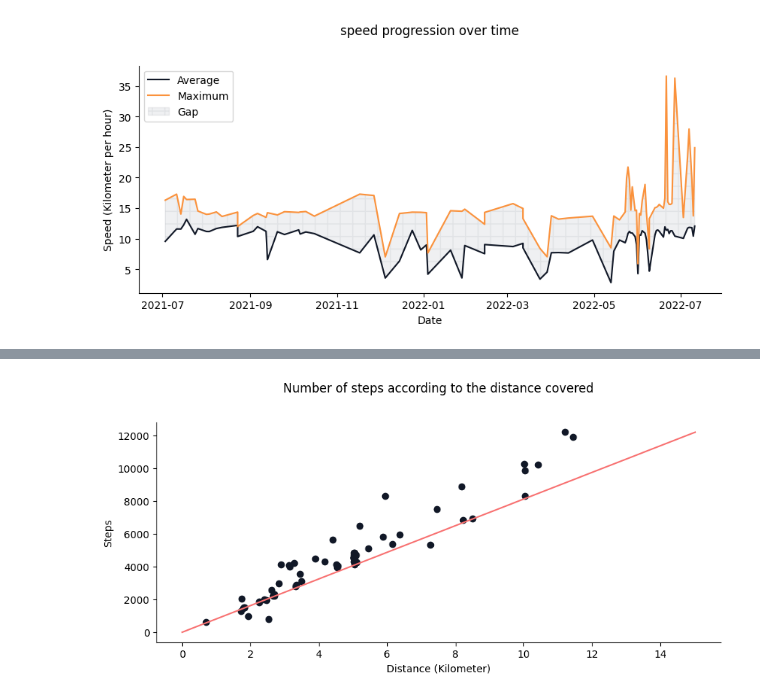
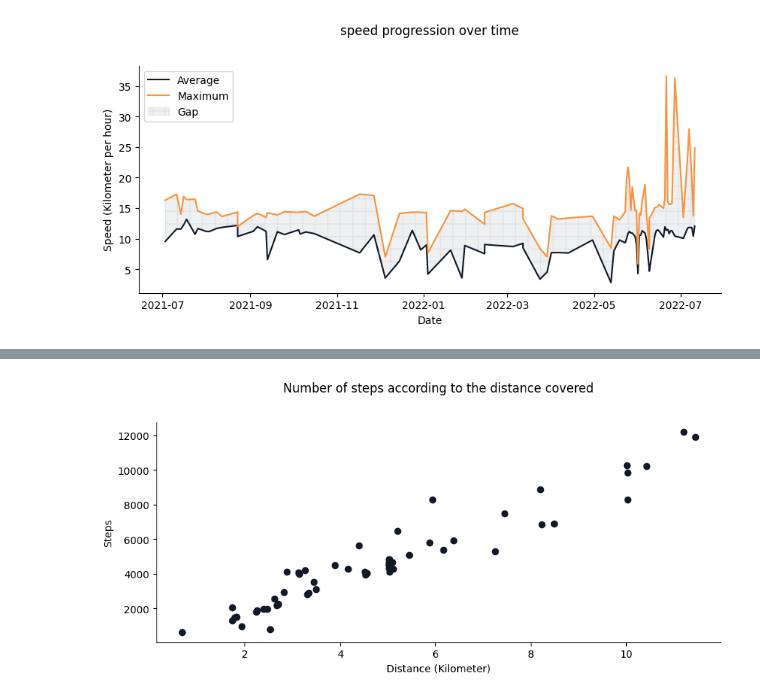
Before and after one commit to bernard-ng/running-visualization, a Jupyter notebook: running_data_visualization.ipynb, the cells around one changed output, grey strips where cells are left out. Saved outputs shown, nothing was run; the diff lists cells and outputs as text; code cells hidden in the pictures.

```diff
--- a/running_data_visualization.ipynb
+++ b/running_data_visualization.ipynb
@@ -398,27 +291,21 @@ It is a long established fact that a reader will be distracted by the readable c
 # %%
 speed_df = sessions_df[['created_at', 'max_speed', 'total_steps', 'distance']].sort_values(by='created_at')
 speed_df = speed_df.reset_index(drop=True)
 speed_df = speed_df[speed_df['created_at'] > dt.date(2021, 1, 1)]
 
 fig, ax = plt.subplots(figsize=(10, 4), dpi=100)
 plt.title("Number of steps according to the distance covered")
 plt.rcParams['axes.titlepad'] = 30
 ax.spines['right'].set_visible(False)
 ax.spines['top'].set_visible(False)
 plt.xlabel("Distance (Kilometer)")
 plt.ylabel("Steps")
 
 ax.scatter(
     speed_df['distance'],
     speed_df['total_steps'],
     color=colors['gray'][900],
 );
-
-ax.plot(
-    [0, speed_df['distance'].max()],
-    [0, speed_df['total_steps'].max()],
-    color=colors['red'][400]
-);
 # %% [output]
-[figure, old version]
+[figure, new version]
 # %% [markdown]
```
Also changed, not shown: parts of 18 cells of this notebook.
